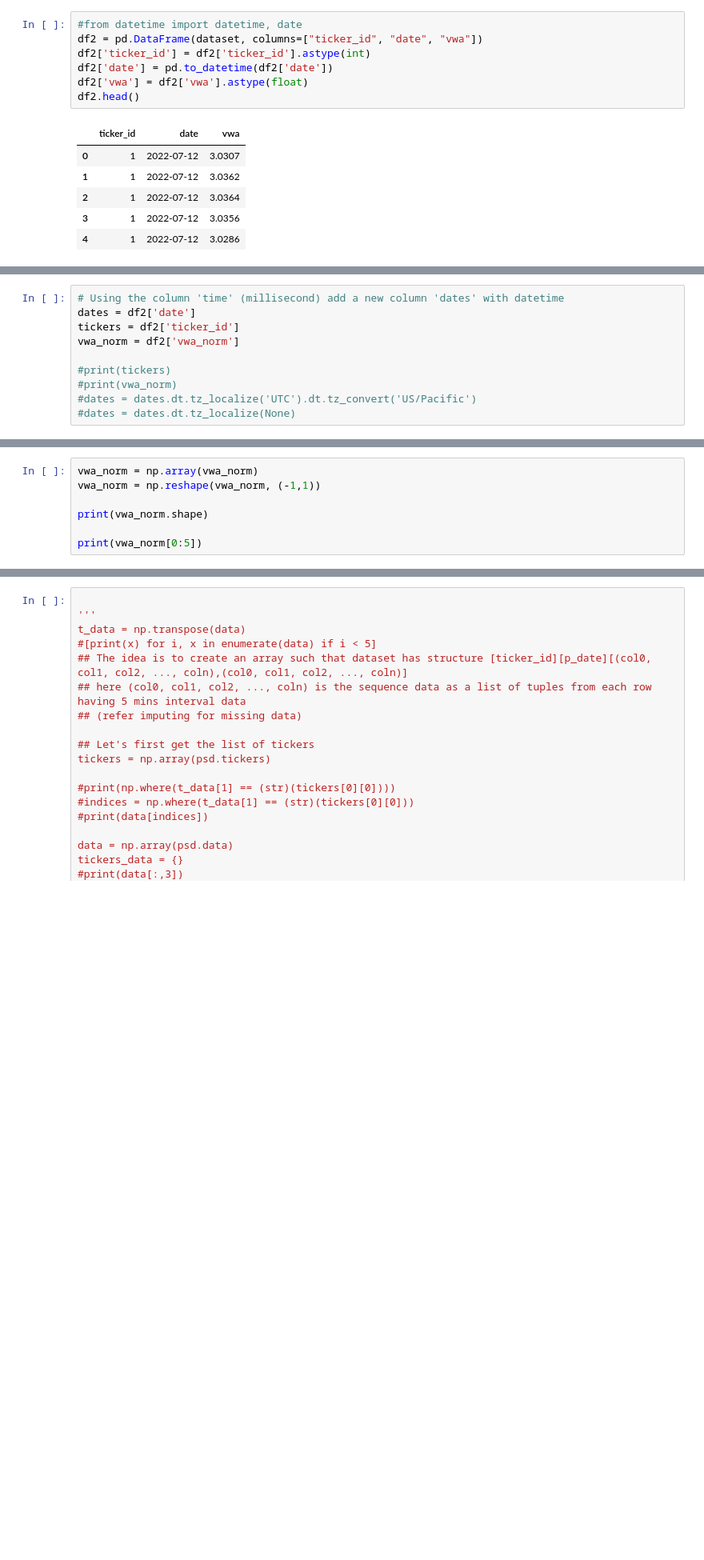
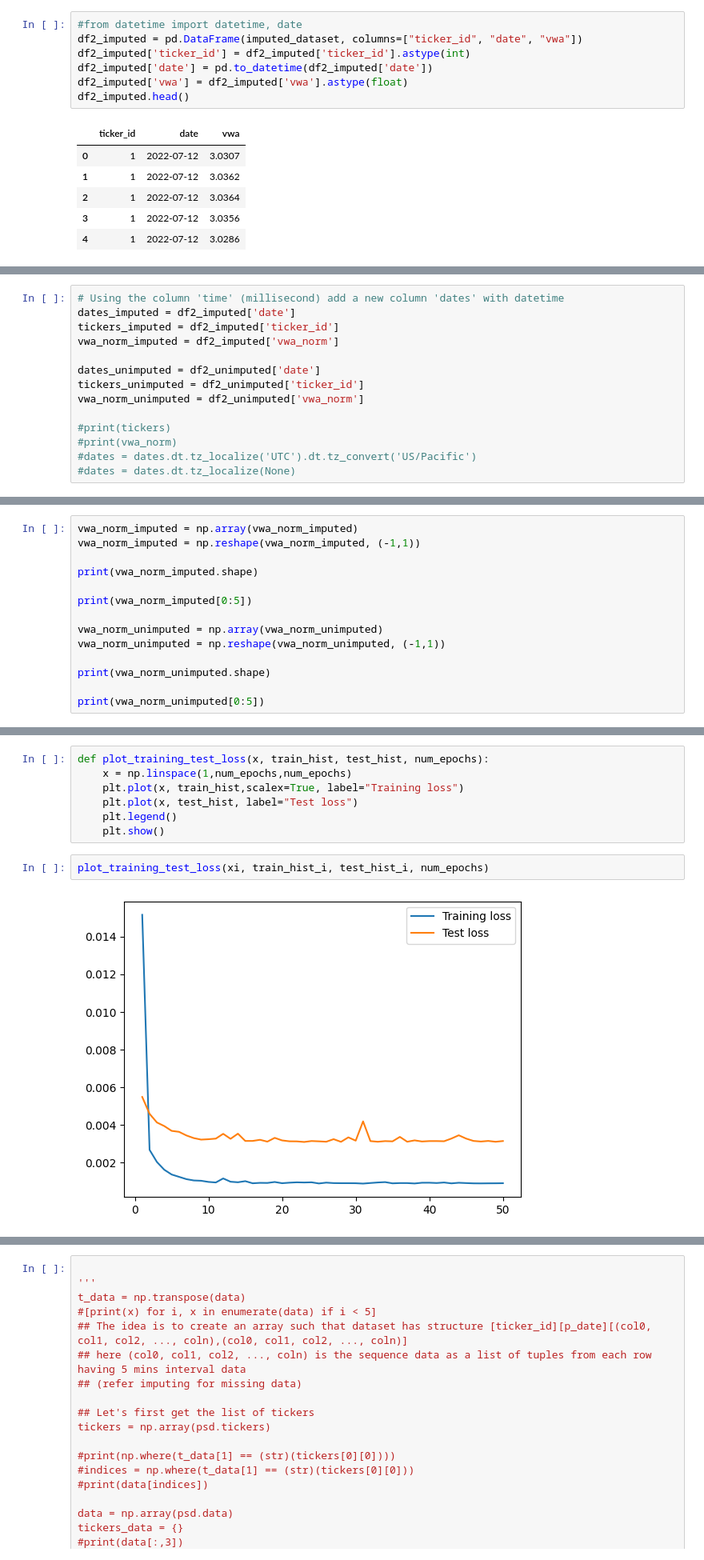
Before and after one commit to CSE-115-UCSC/penny-stock-lstm, a Jupyter notebook: PennyStockDataTest.ipynb, the cells around one changed output, grey strips where cells are left out. Shown at 80% size. Saved outputs shown, nothing was run; the diff lists cells and outputs as text; blank space fills up the shorter version.

Commit message:
Updated PennyStockPipeline
Updated
PennyStockPipeline.ipynb
pennystockpipeline\PennyStockData.py
pennystockpipeline\PennyStockModeler.py

Work in progress with forecasting and plotting (...)

```diff
--- a/PennyStockDataTest.ipynb
+++ b/PennyStockDataTest.ipynb
@@ -153,10 +153,10 @@ print(dataset[0])
 # %%
 #from datetime import datetime, date
-df2 = pd.DataFrame(dataset, columns=["ticker_id", "date", "vwa"])
-df2['ticker_id'] = df2['ticker_id'].astype(int)
-df2['date'] = pd.to_datetime(df2['date'])
-df2['vwa'] = df2['vwa'].astype(float)
-df2.head()
+df2_imputed = pd.DataFrame(imputed_dataset, columns=["ticker_id", "date", "vwa"])
+df2_imputed['ticker_id'] = df2_imputed['ticker_id'].astype(int)
+df2_imputed['date'] = pd.to_datetime(df2_imputed['date'])
+df2_imputed['vwa'] = df2_imputed['vwa'].astype(float)
+df2_imputed.head()
 # %% [output]
 |  | ticker_id | date | vwa |
 | 0 | 1 | 2022-07-12 | 3.0307 |
@@ -201,8 +249,12 @@ df2.head()
 # %%
 # Using the column 'time' (millisecond) add a new column 'dates' with datetime
-dates = df2['date']
-tickers = df2['ticker_id']
-vwa_norm = df2['vwa_norm']
+dates_imputed = df2_imputed['date']
+tickers_imputed = df2_imputed['ticker_id']
+vwa_norm_imputed = df2_imputed['vwa_norm']
+
+dates_unimputed = df2_unimputed['date']
+tickers_unimputed = df2_unimputed['ticker_id']
+vwa_norm_unimputed = df2_unimputed['vwa_norm']
 
 #print(tickers)
 #print(vwa_norm)
@@ -239,10 +287,17 @@ print(len(tickers))
 # %%
-vwa_norm = np.array(vwa_norm)
-vwa_norm = np.reshape(vwa_norm, (-1,1))
+vwa_norm_imputed = np.array(vwa_norm_imputed)
+vwa_norm_imputed = np.reshape(vwa_norm_imputed, (-1,1))
 
-print(vwa_norm.shape)
+print(vwa_norm_imputed.shape)
 
-print(vwa_norm[0:5])
+print(vwa_norm_imputed[0:5])
+
+vwa_norm_unimputed = np.array(vwa_norm_unimputed)
+vwa_norm_unimputed = np.reshape(vwa_norm_unimputed, (-1,1))
+
+print(vwa_norm_unimputed.shape)
+
+print(vwa_norm_unimputed[0:5])
 # %% [output]
 (965760, 1)
 [[0.38967535]
@@ -434,0 +546,11 @@ plt.show()
+# %%
+def plot_training_test_loss(x, train_hist, test_hist, num_epochs):
+    x = np.linspace(1,num_epochs,num_epochs)
+    plt.plot(x, train_hist,scalex=True, label="Training loss")
+    plt.plot(x, test_hist, label="Test loss")
+    plt.legend()
+    plt.show()
+# %%
+plot_training_test_loss(xi, train_hist_i, test_hist_i, num_epochs)
+# %% [output]
+[figure, added]
```
Also changed, not shown: parts of 28 cells of this notebook, 4 other files.
